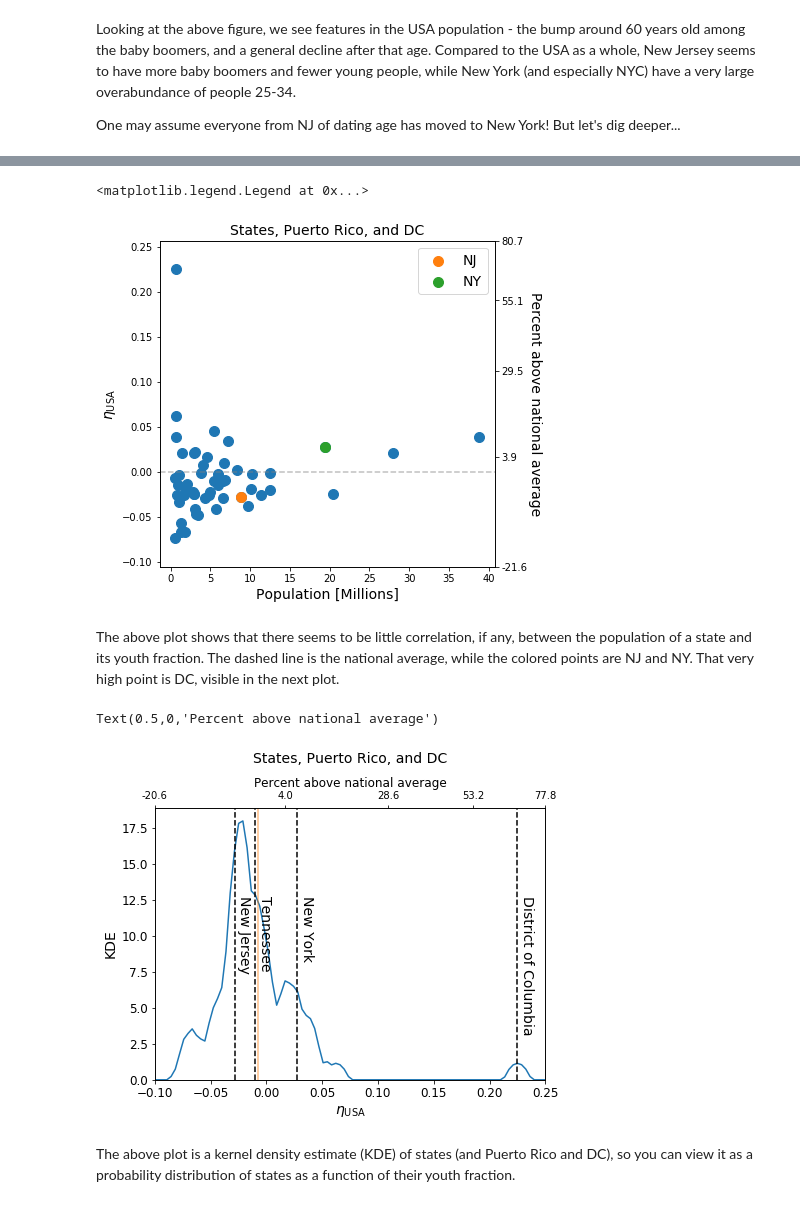
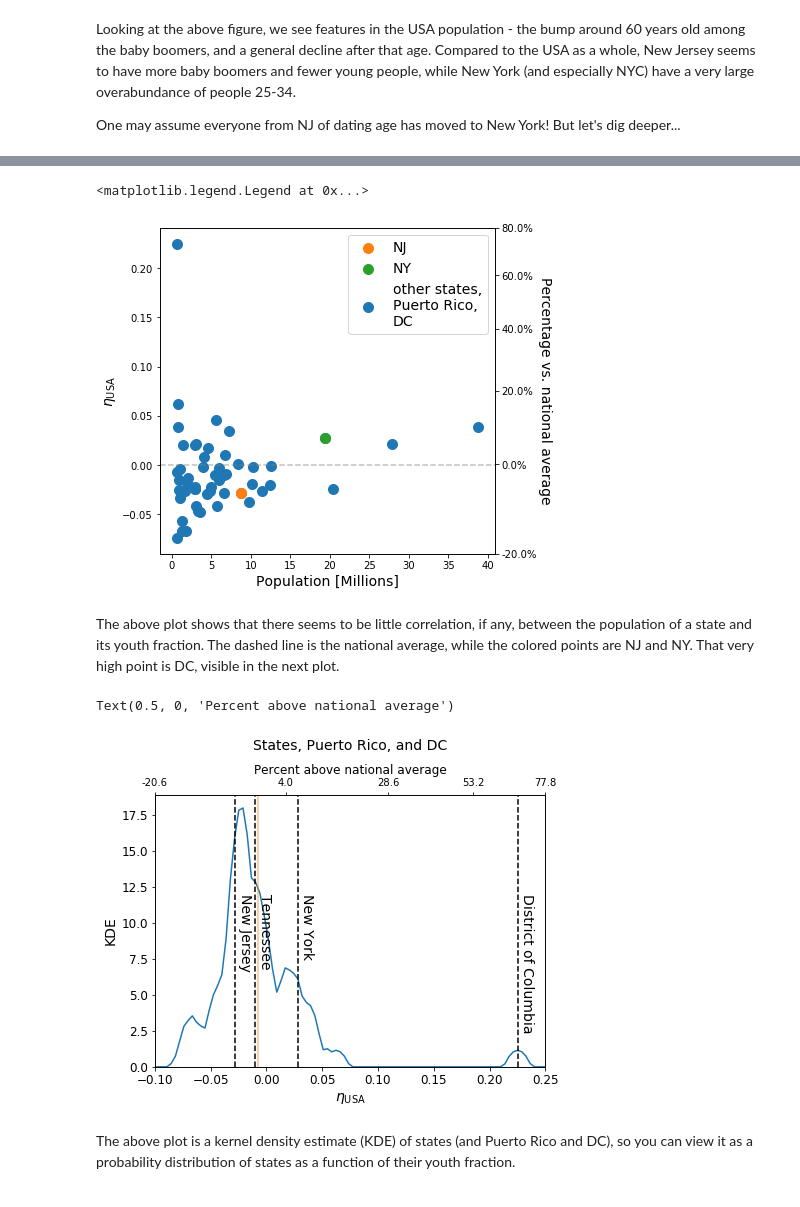
Before and after one commit to emapple/young-people, a Jupyter notebook: Young People.ipynb, the cells around one changed output, grey strips where cells are left out. Drawn from its saved outputs; the diff is of its cells as text; code cells hidden in the pictures.

```diff
--- a/Young People.ipynb
+++ b/Young People.ipynb
@@ -18,6 +22,18 @@ import scipy.stats as ss
 %matplotlib inline
 # %% [markdown]
 ### Functions for reading in data
+# %%
+def keep_col(name, sex='sex0'):
+    """small function to decide which of the numerous columns to keep"""
+    if (name.startswith('est72017')  # 2017 estimate
+        and '999' not in name  # don't need totals, just by age
+        and 'medage' not in name  # don't need median age
+        and 'plus' not in name
+        and not name.endswith('r')
+        and sex in name):  # only want well-defined bins so we can normalize
+        return True
+    else:
+        return False
 # %%
 def read_county_data(filename, sex='sex0', clean=True, **kwargs):
     """Read in census data for county by county and filter out age data.
@@ -109,12 +160,10 @@ ny.loc['NYC'] = ny.loc[[x for x in ['Kings', 'Queens', 'Richmond', 'New York', '
 # %%
 df = pd.read_csv('PEP_2017_PEPSYASEX_with_ann.csv', skiprows=[1], index_col='GEO.display-label')
 
-cols =[col for col in df.columns if
-       (col.startswith('est72017') and '999' not in col and 'medage' not in col and 'plus' not in col)]
+cols = [col for col in df.columns if
+        keep_col(col, 'sex0')]
 
-allpeople = df[[col for col in cols if 'sex0' in col]]
-men = df[[col for col in cols if 'sex1' in col]] # I don't use these now but could later on
-women = df[[col for col in cols if 'sex2' in col]] # I don't use these now but could later on
+allpeople = df.loc[:, cols]
 
 # modifying column names
 all_years = np.arange(0, 85, 1)
@@ -180,28 +227,34 @@ See the caveats in the documentation: http://pandas.pydata.org/pandas-docs/stabl
 # %%
 fig, ax = plt.subplots(1, 1)
 fig.set_size_inches(6, 6)
 
 ax.axhline(0, alpha=0.5, color='grey', ls='--')
-ax.scatter(allpeople.iloc[1:, :-1].sum(axis=1)/1e6, allpeople.iloc[1:]['Fraction'], s=100, label='')
-ax.scatter(allpeople.loc['New Jersey'].sum()/1e6, allpeople.loc['New Jersey', 'Fraction'], s=100, label='NJ')
-ax.scatter(allpeople.loc['New York'].sum()/1e6, allpeople.loc['New York', 'Fraction'], s=100, label='NY')
+ax.scatter(allpeople.loc['New Jersey'].sum() / 1e6,
+           allpeople.loc['New Jersey', 'Fraction'], s=100,
+           label='NJ', color='C1')
+ax.scatter(allpeople.loc['New York'].sum() / 1e6,
+           allpeople.loc['New York', 'Fraction'], s=100,
+           label='NY', color='C2')
+# exclude total US (first row) and 'Fraction' (last column)
+ax.scatter(allpeople.iloc[1:, :-1].sum(axis=1) / 1e6,
+           allpeople.iloc[1:]['Fraction'], s=100, label='other states,\nPuerto Rico,\nDC',
+           zorder=0, color='C0')
 
 ax.set_xlabel('Population [Millions]', fontsize=14)
 ax.set_ylabel('$\eta_\mathrm{USA}$', fontsize=14)
-ax.set_title('States, Puerto Rico, and DC', fontsize=14)
 
 ax2 = ax.twinx()
 eta_lims = to_percent(ax.set_ylim())
-percents = np.linspace(eta_lims[0], eta_lims[1], 5)
+percents = [-20, 0, 20, 40, 60, 80]
 ax2.set_ylim(ax.set_ylim())
 ax2.set_yticks(to_eta(percents))
-ax2.set_yticklabels(['{:.1f}'.format(percent) for percent in percents])
-ax2.set_ylabel('Percent above national average', fontsize=14, rotation=270, labelpad=15)
+ax2.set_yticklabels([f'{percent:.1f}%' for percent in percents])
+ax2.set_ylabel('Percentage vs. national average', fontsize=14, rotation=270, labelpad=15)
 
 ax.legend(loc='upper right', fontsize=14)
 # %% [output]
 <matplotlib.legend.Legend at 0x...>
-[figure, old version]
+[figure, new version]
 # %% [markdown]
 The above plot shows that there seems to be little correlation, if any, between the population of a state and its youth fraction. The dashed line is the national average, while the colored points are NJ and NY. That very high point is DC, visible in the next plot.
 # %%
@@ -211,7 +264,8 @@ fig.set_size_inches(7, 5)
 sns.kdeplot(allpeople.iloc[1:]['Fraction'], ax=ax, kernel='epa', label='', legend=False)
 for place in ['District of Columbia', 'New Jersey', 'New York', 'Tennessee']:
     ax.axvline(allpeople.loc[place, 'Fraction'], color='k', ls='--')
-    ax.text(allpeople.loc[place, 'Fraction']+0.0025, 12, place, rotation=270, fontsize=14)
+    ax.text(allpeople.loc[place, 'Fraction'] + 0.0025, 12, place,
+            va='top', rotation=270, fontsize=14)
 ax.set_xlim([-0.1, 0.25])
 ax.axvline(allpeople['Fraction'].iloc[1:].mean(), color='C1', alpha=0.5)
 
@@ -230,7 +284,7 @@ ax2.set_xlabel('Percent above national average', fontsize=12)
 
 # fig.savefig('figures/state_kde.png', dpi=300)
 # %% [output]
-Text(0.5,0,'Percent above national average')
+Text(0.5, 0, 'Percent above national average')
-[figure, old version]
+[figure, new version]
 # %% [markdown]
 The above plot is a kernel density estimate (KDE) of states (and Puerto Rico and DC), so you can view it as a probability distribution of states as a function of their youth fraction.
```
Also changed, not shown: parts of 17 cells of this notebook.
